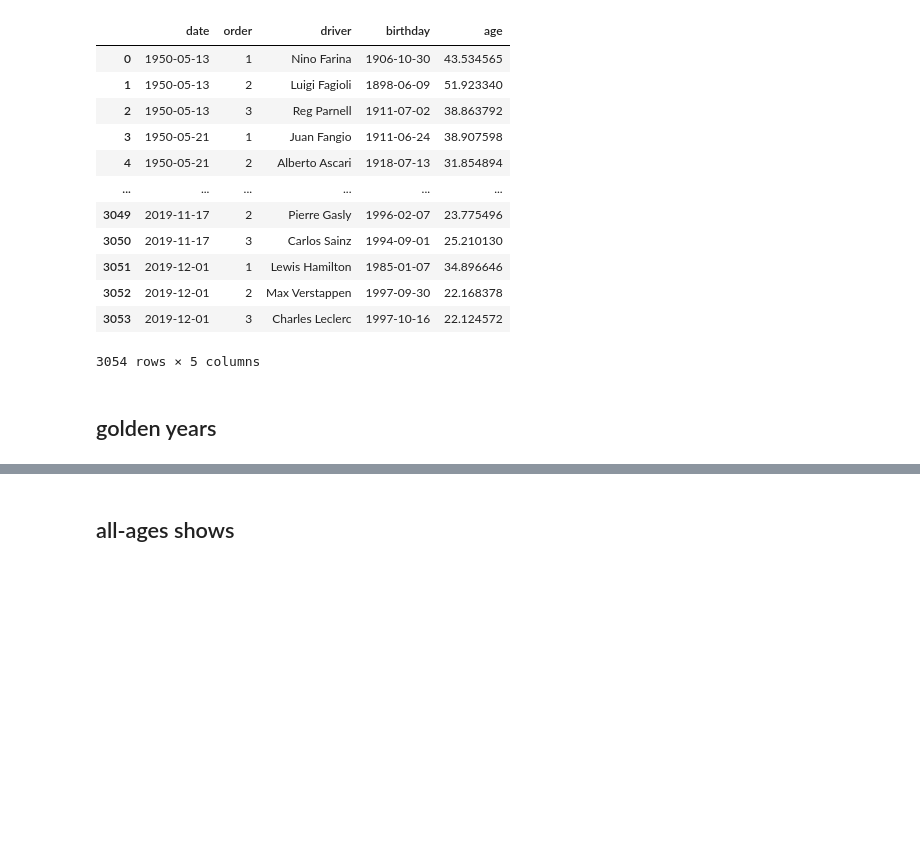
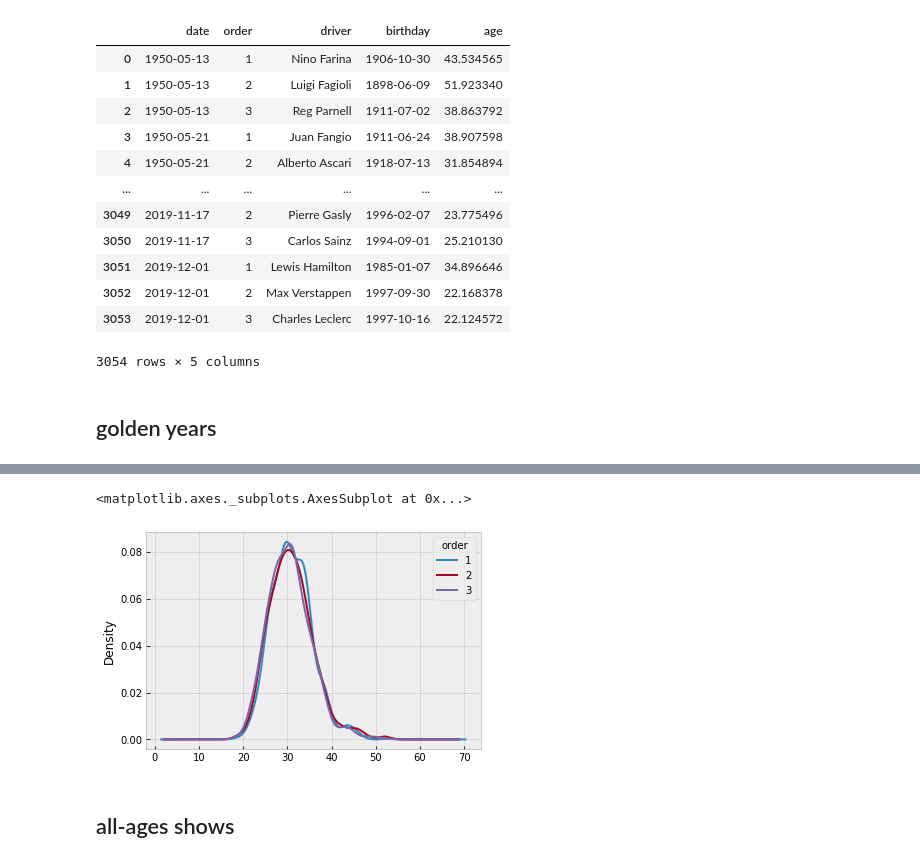
Before and after one commit to samkennerly/kingofsnake, a Jupyter notebook: books/viz/hist.ipynb, the cells around one changed output, grey strips where cells are left out. Saved outputs shown, nothing was run; the diff lists cells and outputs as text; code cells hidden in the pictures; blank space fills up the shorter version.

```diff
--- a/books/viz/hist.ipynb
+++ b/books/viz/hist.ipynb
@@ -63,3 +63,8 @@ axes = plot.hist(data, **kw)
+# %%
+data.plot.density()
+# %% [output]
+<matplotlib.axes._subplots.AxesSubplot at 0x...>
+[figure, added]
 # %% [markdown]
 ## all-ages shows
 # %%
```
Also changed, not shown: parts of 2 cells of this notebook, 4 other files.
